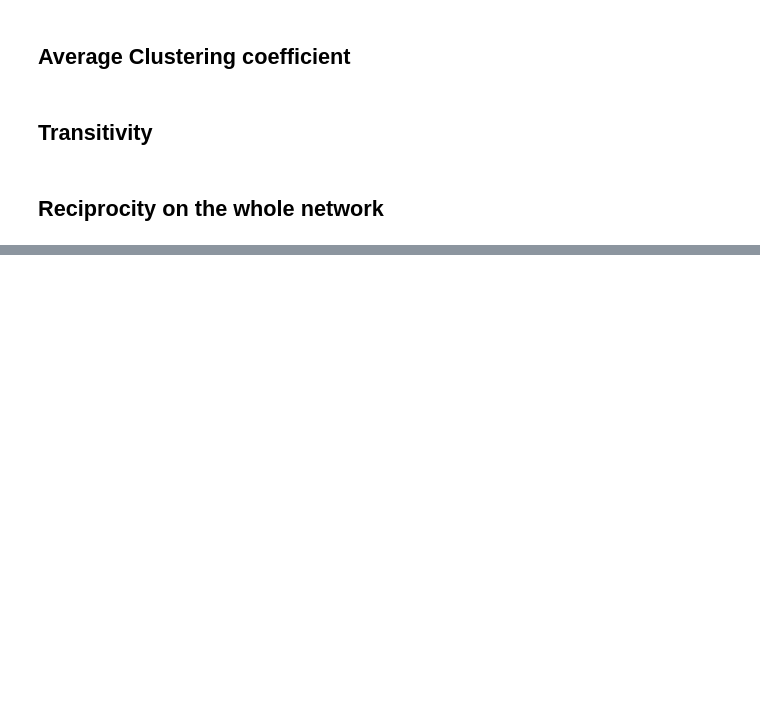
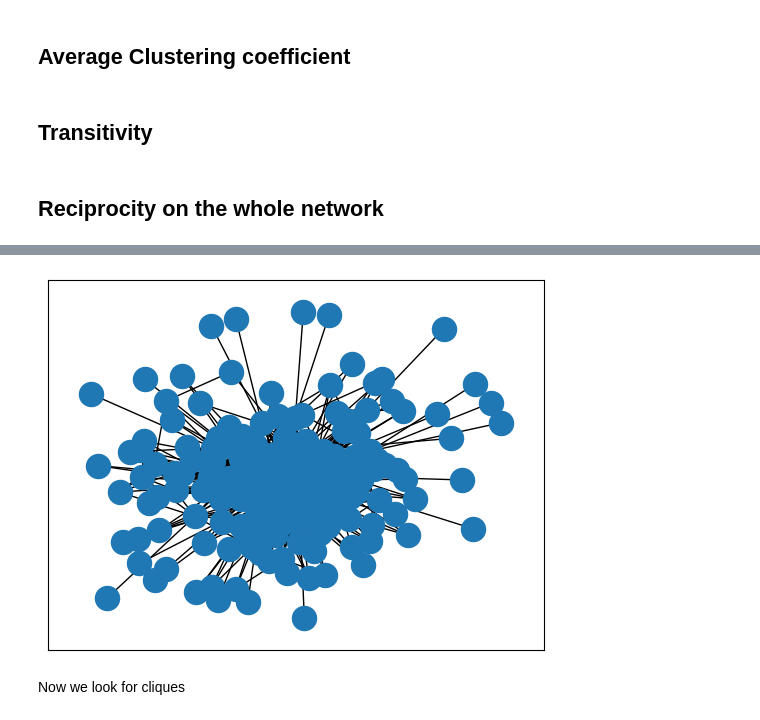
Before and after one commit to HumidBore/Social-Network-Analysis, a Jupyter notebook: SocialNetworkAnalysis.ipynb, the cells around one changed output, grey strips where cells are left out. Cells and saved outputs as stored; diff of their text form; code cells hidden in the pictures; blank space fills up the shorter version.

```diff
--- a/SocialNetworkAnalysis.ipynb
+++ b/SocialNetworkAnalysis.ipynb
@@ -305,0 +420,22 @@ nx.reciprocity(G_total)
+# %%
+archsCliqueGraph_perm = []
+nodesCliqueGraph_perm = []
+
+for exp, imp in totalValuesUSD.keys():
+    if  not (imp,exp) in archsCliqueGraph_perm:
+        archsCliqueGraph_perm.append((exp, imp))
+        nodesCliqueGraph_perm.append(exp)
+        nodesCliqueGraph_perm.append(imp)
+
+nodesCliqueGraph_perm = list(set(nodesCliqueGraph_perm))
+# %%
+G_clique_perm = nx.Graph()
+
+G_clique_perm.add_nodes_from(nodesCliqueGraph_perm)
+G_clique_perm.add_edges_from(archsCliqueGraph_perm)
+# %%
+nx.draw_networkx(G_clique_perm,with_labels=False)
+# %% [output]
+[figure, added]
+# %% [markdown]
+Now we look for cliques
```
Also changed, not shown: parts of 19 cells of this notebook.
